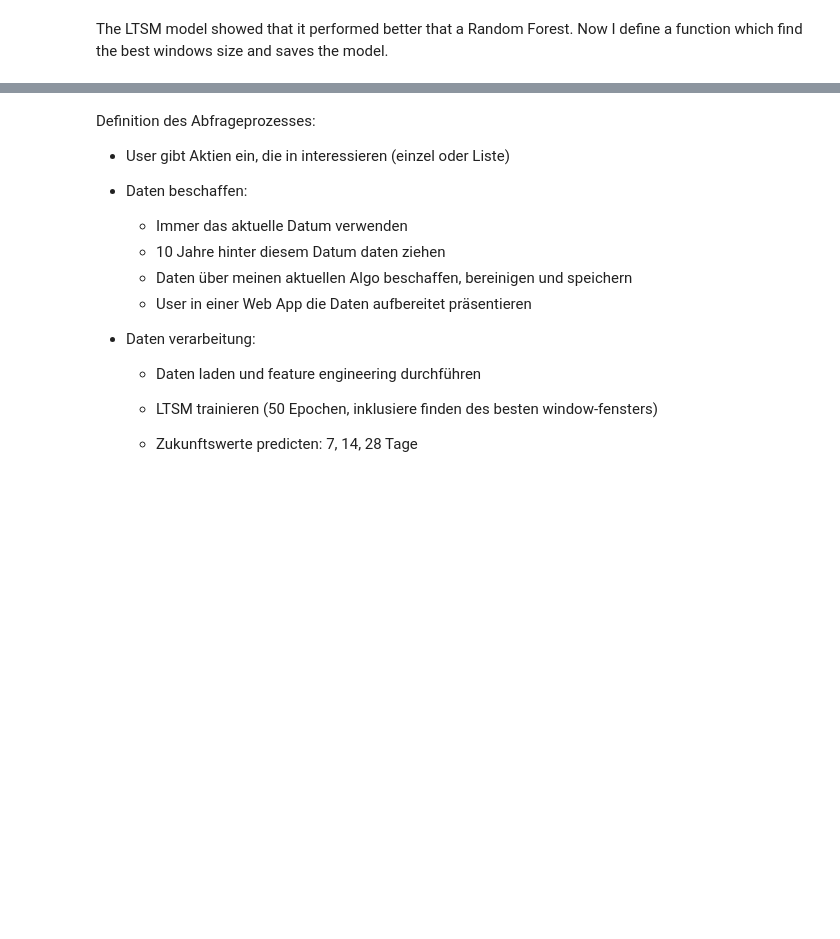
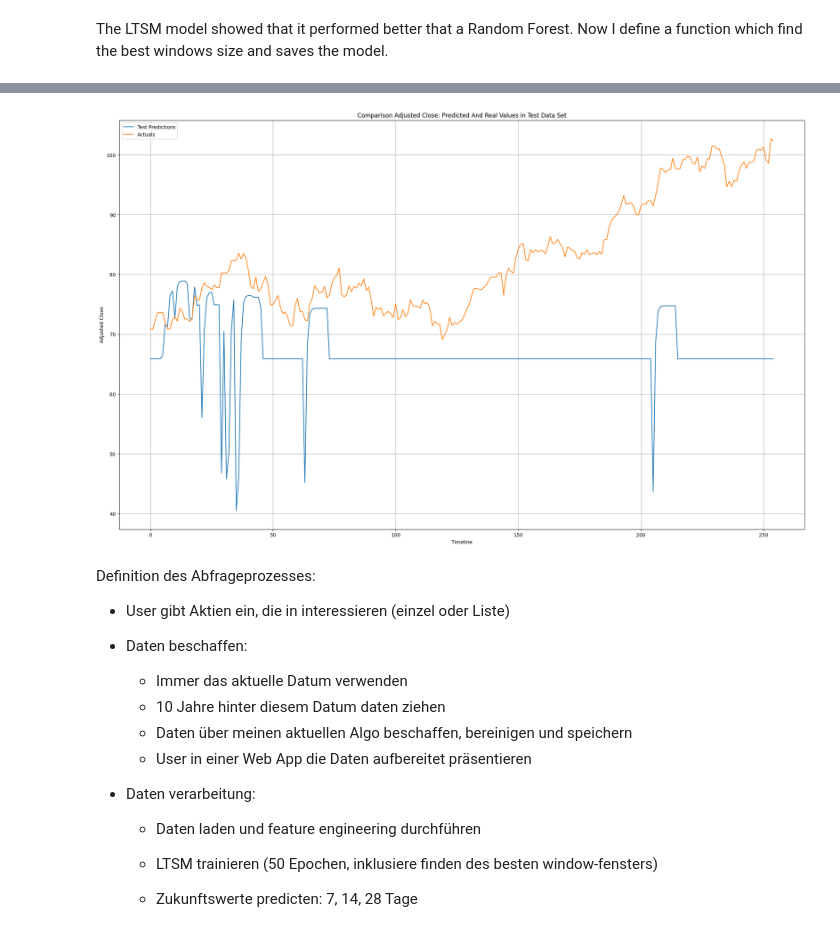
Before and after one commit to maximkiesel1/Stock_Market_Prediction, a Jupyter notebook: Modeling_Stock_Market_Prediction.ipynb, the cells around one changed output, grey strips where cells are left out. Drawn from its saved outputs; the diff is of its cells as text; code cells hidden in the pictures; blank space fills up the shorter version.

Commit message:
Update jnb modeling

```diff
--- a/Modeling_Stock_Market_Prediction.ipynb
+++ b/Modeling_Stock_Market_Prediction.ipynb
@@ -701,0 +641,3 @@ IndexError: too many indices for array: array is 2-dimensional, but 3 were index
+# %%
+# get the best models
+best_models = ltsm_model(Xs_1, ys_1)
@@ -701,0 +694,3 @@ IndexError: too many indices for array: array is 2-dimensional, but 3 were index
+# %%
+# get the best models
+best_models = ltsm_model(Xs_1['JNJ'], ys_1['JNJ'])
@@ -701,0 +701,7 @@ IndexError: too many indices for array: array is 2-dimensional, but 3 were index
+# %%
+model1 = best_models['BMW.DE']['model']
+# %%
+test_predictions = model1.predict(np.array(Xs_test['BMW.DE'])).flatten()
+
+# create a dataframe with predicted values and real values
+test_results = pd.DataFrame(data={'Test Predictions':test_predictions, 'Actuals':np.array(ys_test['BMW.DE'])})
@@ -702,3 +710,14 @@ IndexError: too many indices for array: array is 2-dimensional, but 3 were index
+# %%
+plt.figure(figsize=(25, 15))
+plt.plot(test_results['Test Predictions'], label='Test Predictions')
+plt.plot(test_results['Actuals'], label='Actuals')
+plt.title('Comparison Adjusted Close: Predicted And Real Values in Test Data Set')
+plt.ylabel('Adjusted Close')
+plt.xlabel('Timeline')
+plt.legend()
+plt.grid()
+# %% [output]
+[figure, added]
 # %%
 # to do:
 # train function: richtig kommentieren
```
Also changed, not shown: parts of 16 cells of this notebook, 5 other files.
